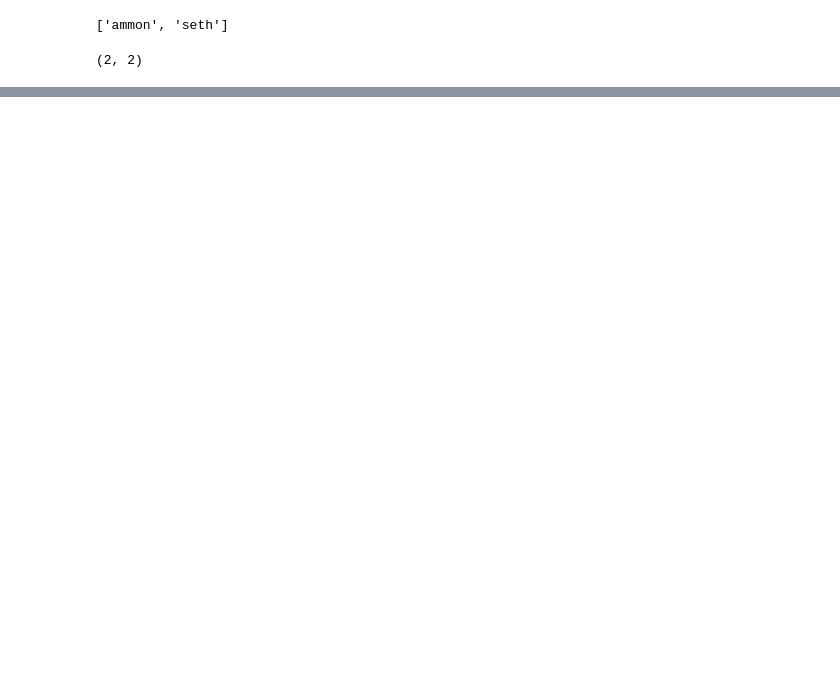
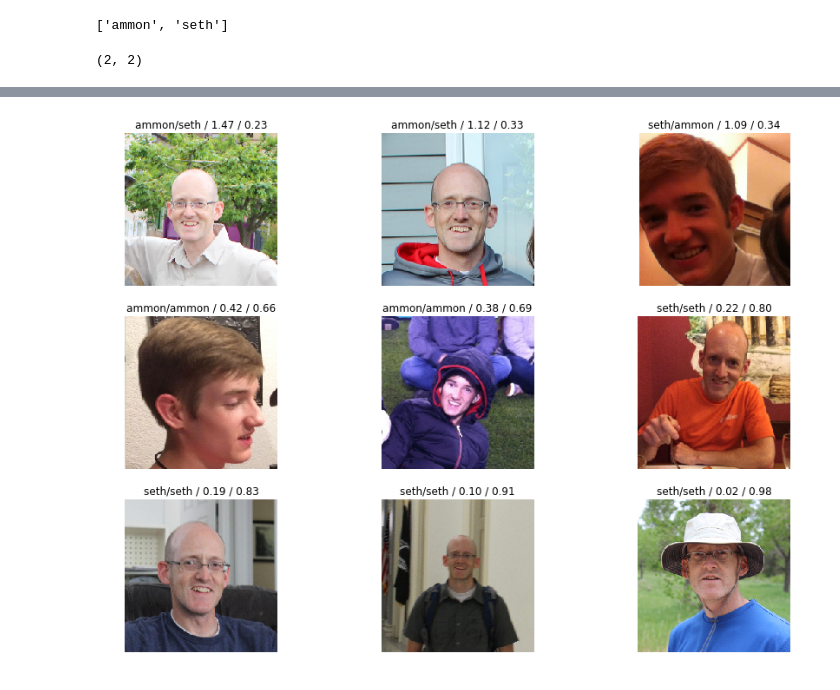
Before and after one commit to magic-lantern/fastai-notes, a Jupyter notebook: faces-seth.ipynb, the cells around one changed output, grey strips where cells are left out. Drawn from its saved outputs; the diff is of its cells as text; code cells hidden in the pictures; blank space fills up the shorter version.

Commit message:
Added some more code to evaluate images and model built

```diff
--- a/faces-seth.ipynb
+++ b/faces-seth.ipynb
@@ -76,0 +111,6 @@ epoch  train_loss  valid_loss  error_rate
+# %%
+interp = ClassificationInterpretation.from_learner(learn)
+# %%
+interp.plot_top_losses(9, figsize=(15,11))
+# %% [output]
+[figure, added]
```
Also changed, not shown: parts of 8 cells of this notebook.
